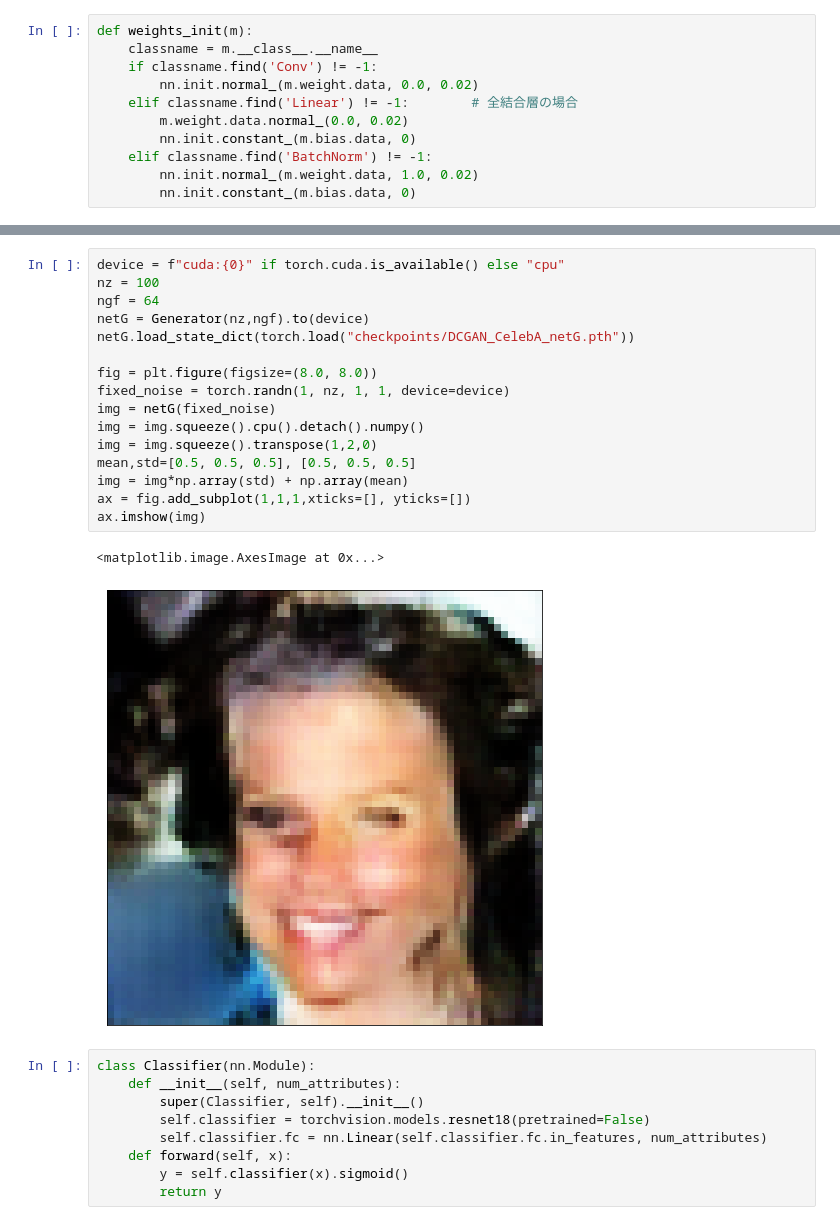
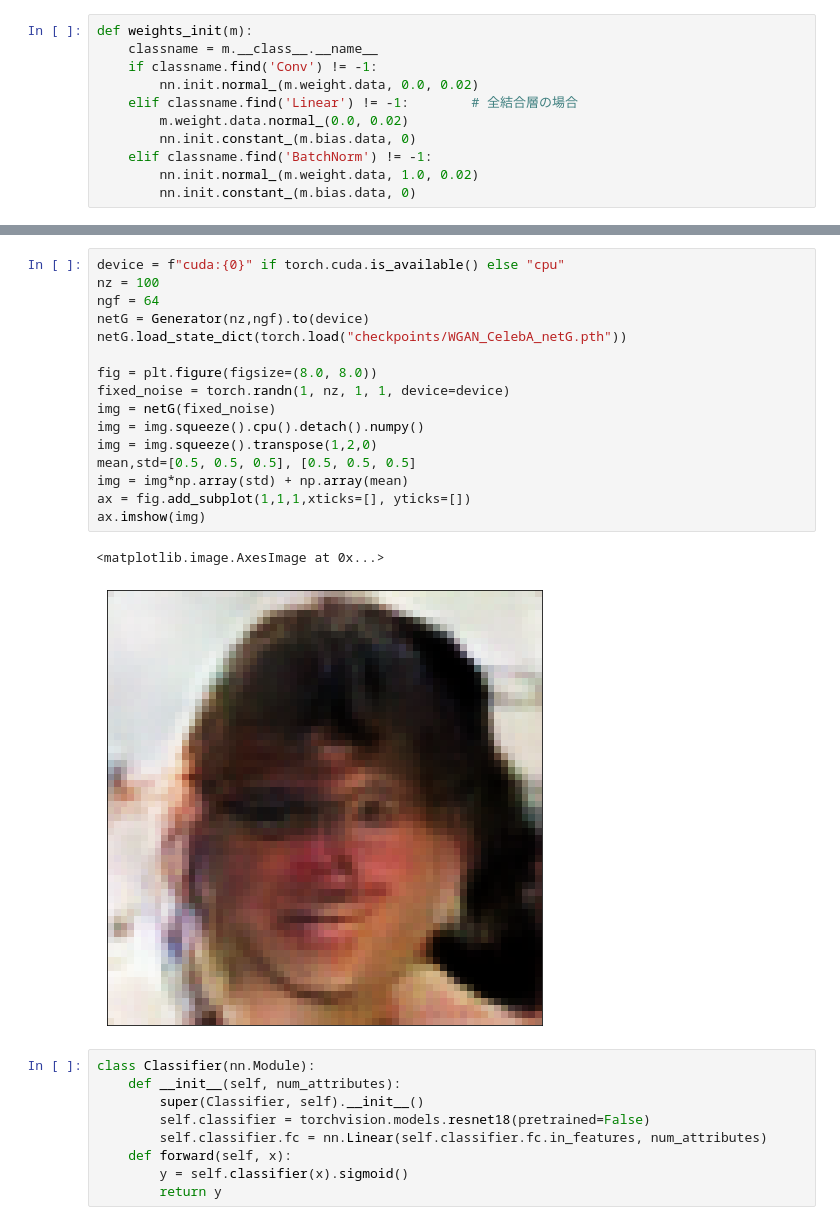
Before and after one commit to kiyalab-tmu/2021-sem1-rinko, a Jupyter notebook: mikisanmktn/chapter06_6_controllable.ipynb, the cells around one changed output, grey strips where cells are left out. Saved outputs shown, nothing was run; the diff lists cells and outputs as text.

```diff
--- a/mikisanmktn/chapter06_6_controllable.ipynb
+++ b/mikisanmktn/chapter06_6_controllable.ipynb
@@ -204,22 +340,22 @@ plt.show()
 # %%
 device = f"cuda:{0}" if torch.cuda.is_available() else "cpu"
 nz = 100
 ngf = 64
 netG = Generator(nz,ngf).to(device)
-netG.load_state_dict(torch.load("checkpoints/DCGAN_CelebA_netG.pth"))
+netG.load_state_dict(torch.load("checkpoints/WGAN_CelebA_netG.pth"))
 
 fig = plt.figure(figsize=(8.0, 8.0))
 fixed_noise = torch.randn(1, nz, 1, 1, device=device)
 img = netG(fixed_noise)
 img = img.squeeze().cpu().detach().numpy()
 img = img.squeeze().transpose(1,2,0)
 mean,std=[0.5, 0.5, 0.5], [0.5, 0.5, 0.5]
 img = img*np.array(std) + np.array(mean)
 ax = fig.add_subplot(1,1,1,xticks=[], yticks=[])
 ax.imshow(img)
 # %% [output]
 <matplotlib.image.AxesImage at 0x...>
-[figure, old version]
+[figure, new version]
 # %%
 class Classifier(nn.Module):
     def __init__(self, num_attributes):
```
Also changed, not shown: parts of 5 cells of this notebook, 4 other files.
